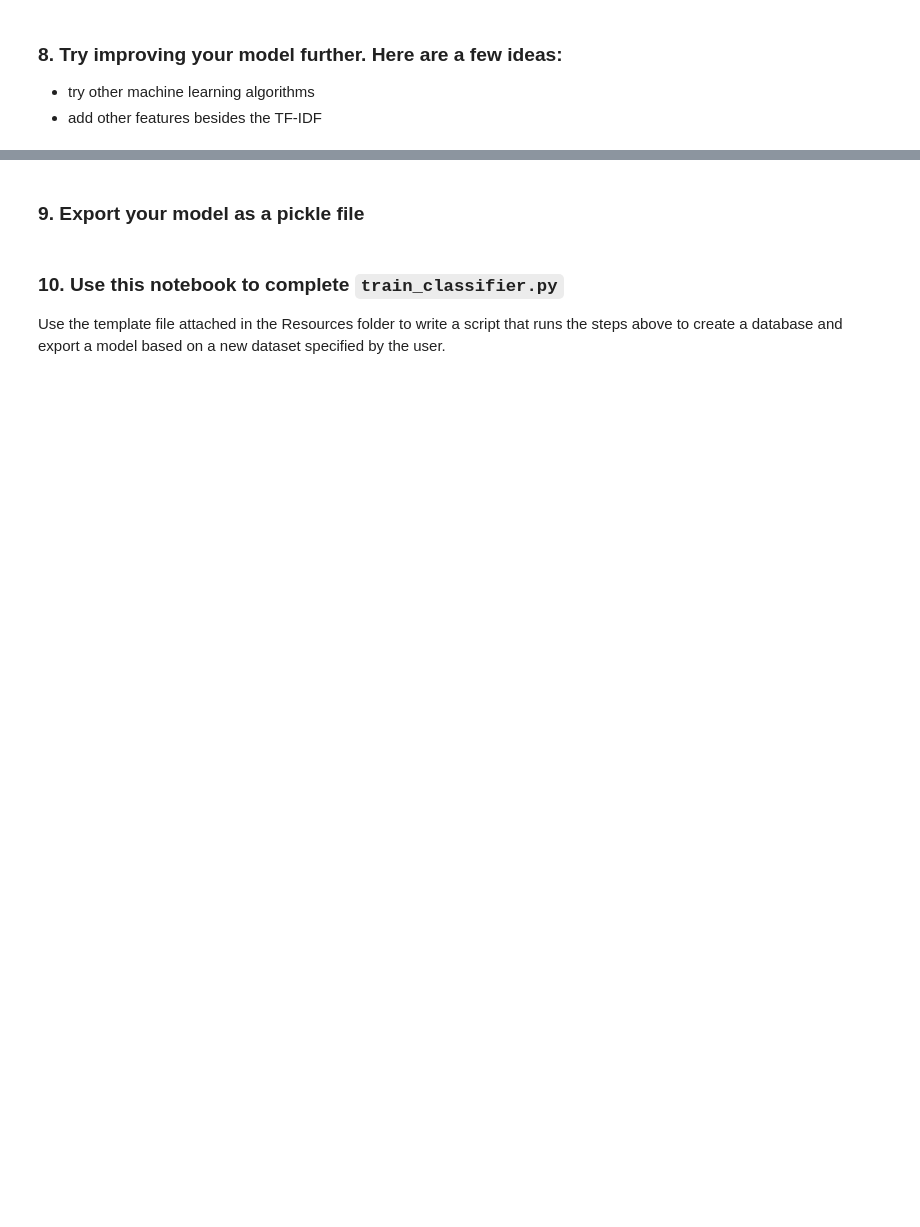
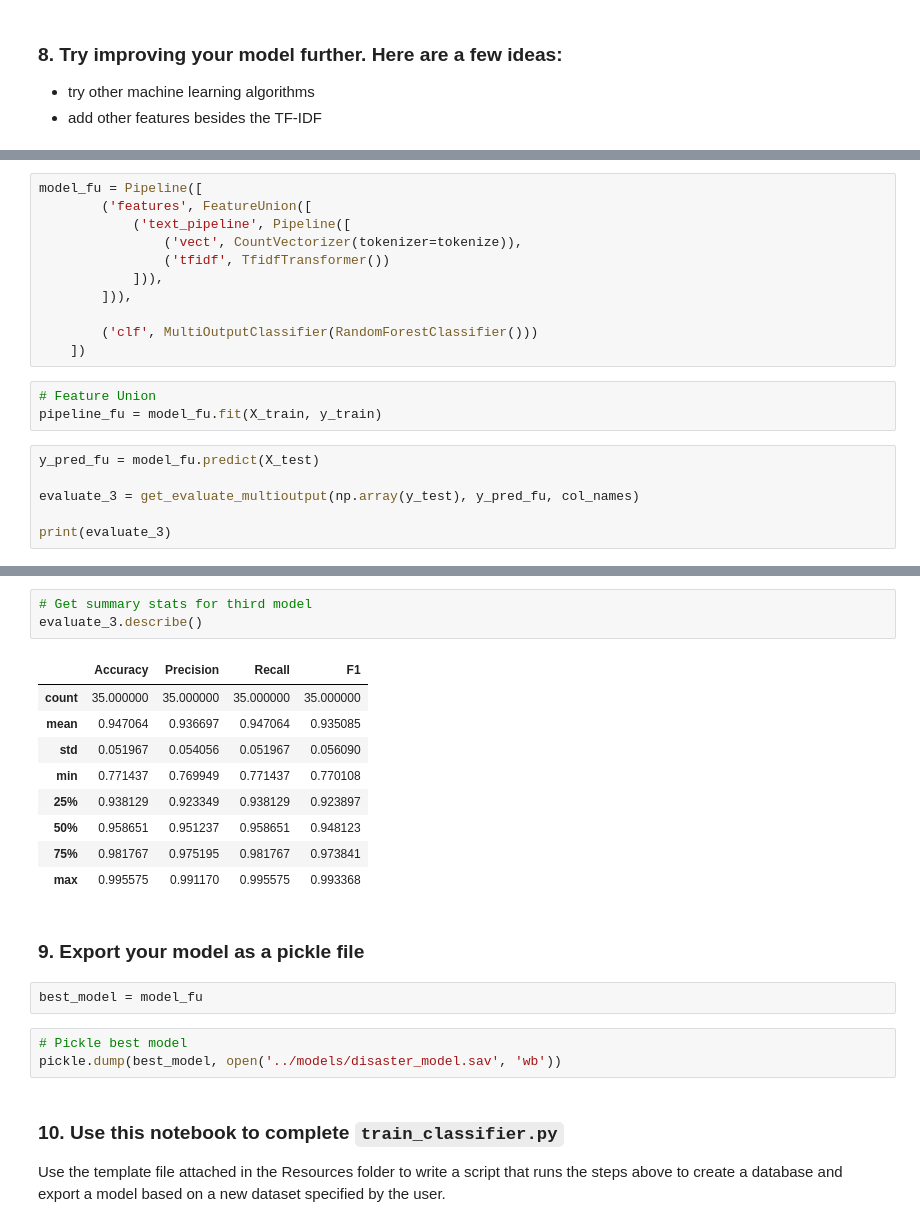
Before and after one commit to mafda/disaster_response_pipeline, a Jupyter notebook: notebooks/ML_Pipeline_Preparation.ipynb, the cells around one changed output, grey strips where cells are left out. Drawn from its saved outputs; the diff is of its cells as text; blank space fills up the shorter version.

```diff
--- a/notebooks/ML_Pipeline_Preparation.ipynb
+++ b/notebooks/ML_Pipeline_Preparation.ipynb
@@ -209,0 +260,20 @@ Since this project focuses on code quality, process, and  pipelines, there is no
+# %%
+model_fu = Pipeline([
+        ('features', FeatureUnion([
+            ('text_pipeline', Pipeline([
+                ('vect', CountVectorizer(tokenizer=tokenize)),
+                ('tfidf', TfidfTransformer())
+            ])),
+        ])),
+
+        ('clf', MultiOutputClassifier(RandomForestClassifier()))
+    ])
+# %%
+# Feature Union
+pipeline_fu = model_fu.fit(X_train, y_train)
+# %%
+y_pred_fu = model_fu.predict(X_test)
+
+evaluate_3 = get_evaluate_multioutput(np.array(y_test), y_pred_fu, col_names)
+
+print(evaluate_3)
@@ -210,5 +298,23 @@ Since this project focuses on code quality, process, and  pipelines, there is no
+# %%
+# Get summary stats for third model
+evaluate_3.describe()
+# %% [output]
+|  | Accuracy | Precision | Recall | F1 |
+| count | 35.000000 | 35.000000 | 35.000000 | 35.000000 |
+| mean | 0.947064 | 0.936697 | 0.947064 | 0.935085 |
+| std | 0.051967 | 0.054056 | 0.051967 | 0.056090 |
+| min | 0.771437 | 0.769949 | 0.771437 | 0.770108 |
+| 25% | 0.938129 | 0.923349 | 0.938129 | 0.923897 |
+| 50% | 0.958651 | 0.951237 | 0.958651 | 0.948123 |
+| 75% | 0.981767 | 0.975195 | 0.981767 | 0.973841 |
+| max | 0.995575 | 0.991170 | 0.995575 | 0.993368 |
 # %% [markdown]
 ### 9. Export your model as a pickle file
+# %%
+best_model = model_fu
+# %%
+# Pickle best model
+pickle.dump(best_model, open('../models/disaster_model.sav', 'wb'))
 # %% [markdown]
 ### 10. Use this notebook to complete `train_classifier.py`
 Use the template file attached in the Resources folder to write a script that runs the steps above to create a database and export a model based on a new dataset specified by the user.
```
Also changed, not shown: parts of 16 cells of this notebook.
